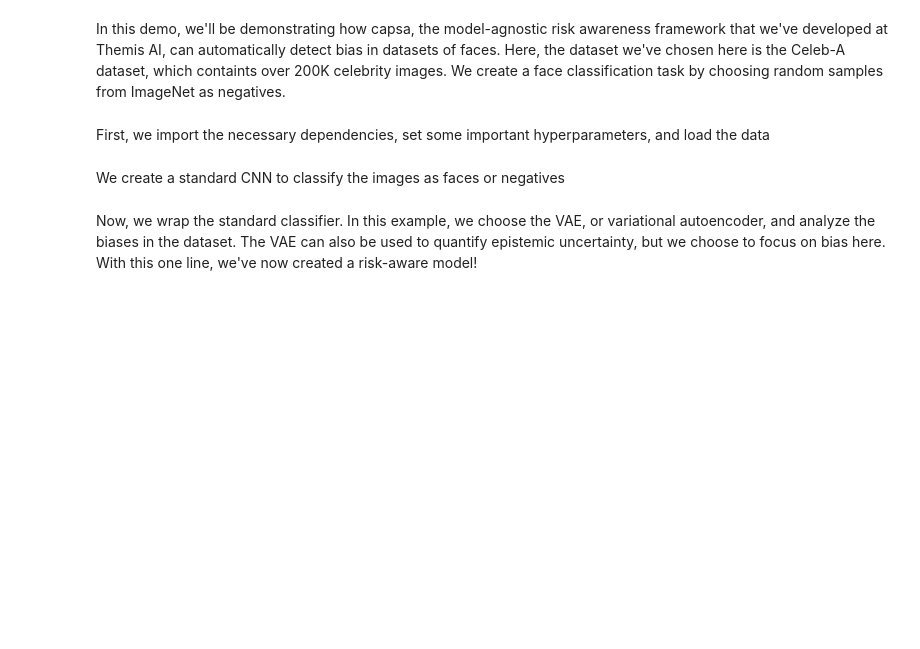
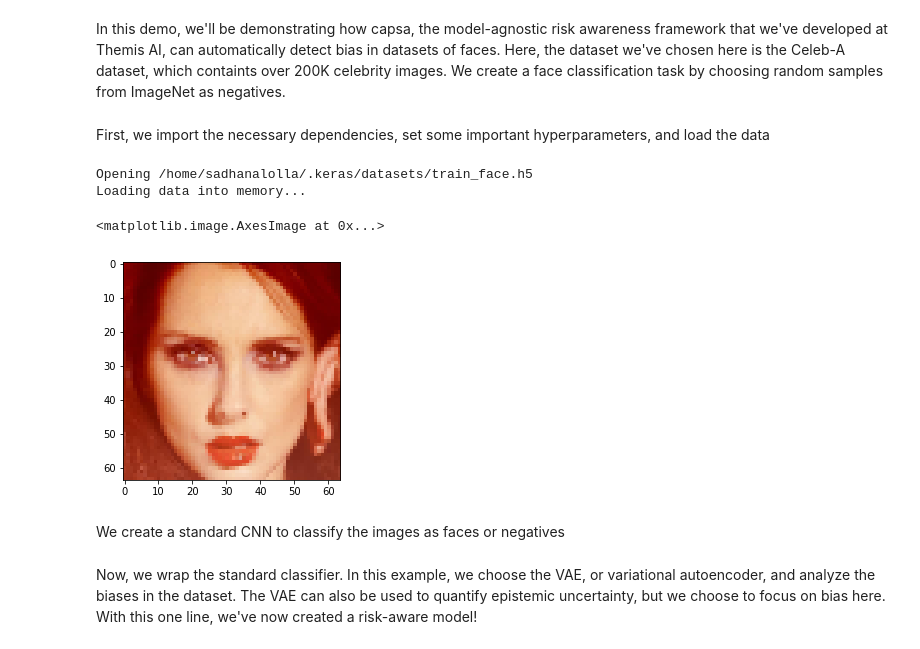
Before and after one commit to Samir-atra/capsa, a Jupyter notebook: notebooks/face_tutorial.ipynb, the cells around one changed output. Saved outputs shown, nothing was run; the diff lists cells and outputs as text; code cells hidden in the pictures; blank space fills up the shorter version.

```diff
--- a/notebooks/face_tutorial.ipynb
+++ b/notebooks/face_tutorial.ipynb
@@ -24,6 +23,16 @@ latent_dim = 100
 data_path = tf.keras.utils.get_file(
     "train_face.h5", "https://www.dropbox.com/s/hlz8atheyozp1yx/train_face.h5?dl=1"
 )
+dataloader = TrainingDatasetLoader(data_path, batch_size=batch_size)
+sample_batch_imgs, _ = dataloader.return_sample_batch()
+# %% [output]
+Opening /home/sadhanalolla/.keras/datasets/train_face.h5
+Loading data into memory...
+# %%
+plt.imshow(sample_batch_imgs[30])
+# %% [output]
+<matplotlib.image.AxesImage at 0x...>
+[figure, added]
 # %% [markdown]
 We create a standard CNN to classify the images as faces or negatives
 # %%
```
Also changed, not shown: parts of 8 cells of this notebook, 3 other files.
